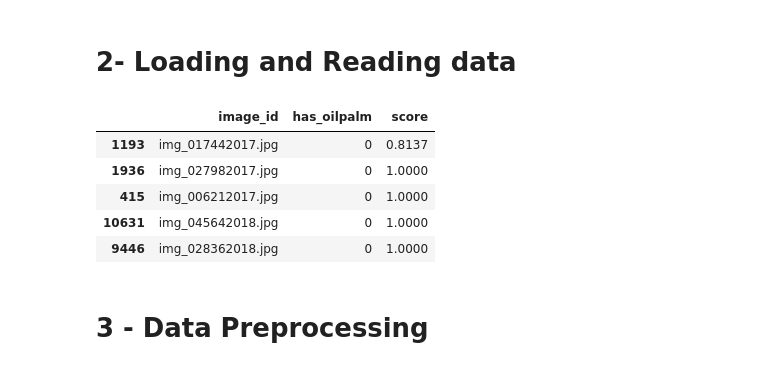
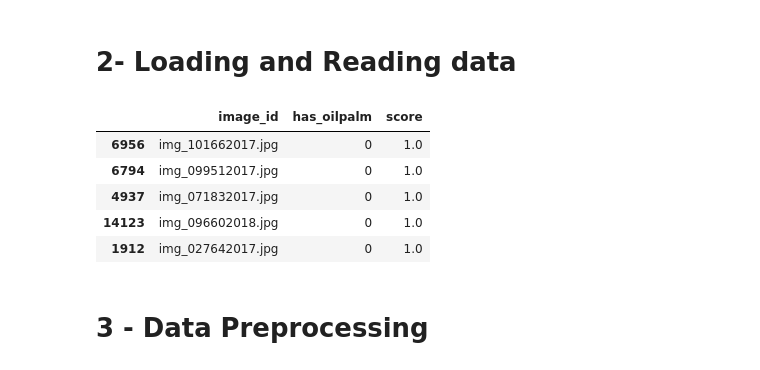
Before and after one commit to amysudarat/KaggleProject, a Jupyter notebook: WIDS-Intro and background.ipynb, the cells around one changed output. Cells and saved outputs as stored; diff of their text form; code cells hidden in the pictures.

```diff
--- a/WIDS-Intro and background.ipynb
+++ b/WIDS-Intro and background.ipynb
@@ -91,18 +91,18 @@ img_holdout_train_path = os.path.abspath(r'C:\Users\mikel\OneDrive\WIDS-2019\wid
 # %%
-#oading the .csv file
-data = pd.read_csv(r"C:\Users\mikel\OneDrive\WIDS-2019\wids datasets\traininglabels (1).csv")
+# #oading the .csv file
+# data = pd.read_csv(r"C:\Users\mikel\OneDrive\WIDS-2019\wids datasets\traininglabels (1).csv")
+# data.sample(5)
+
+#Label path (Amy)
+data = pd.read_csv(r"C:\Users\Amy\KaggleProject\data\traininglabels.csv")
 data.sample(5)
-
-# #Label path (Amy)
-# data = pd.read_csv(r"C:\Users\Amy\KaggleProject\data\traininglabels.csv")
-# data.sample(5)
 # %% [output]
 |  | image_id | has_oilpalm | score |
-| 1193 | img_017442017.jpg | 0 | 0.8137 |
-| 1936 | img_027982017.jpg | 0 | 1.0000 |
-| 415 | img_006212017.jpg | 0 | 1.0000 |
-| 10631 | img_045642018.jpg | 0 | 1.0000 |
-| 9446 | img_028362018.jpg | 0 | 1.0000 |
+| 6956 | img_101662017.jpg | 0 | 1.0 |
+| 6794 | img_099512017.jpg | 0 | 1.0 |
+| 4937 | img_071832017.jpg | 0 | 1.0 |
+| 14123 | img_096602018.jpg | 0 | 1.0 |
+| 1912 | img_027642017.jpg | 0 | 1.0 |
 # %% [markdown]
 # 3 - Data Preprocessing
 # %%
```
Also changed, not shown: parts of 15 cells of this notebook.
